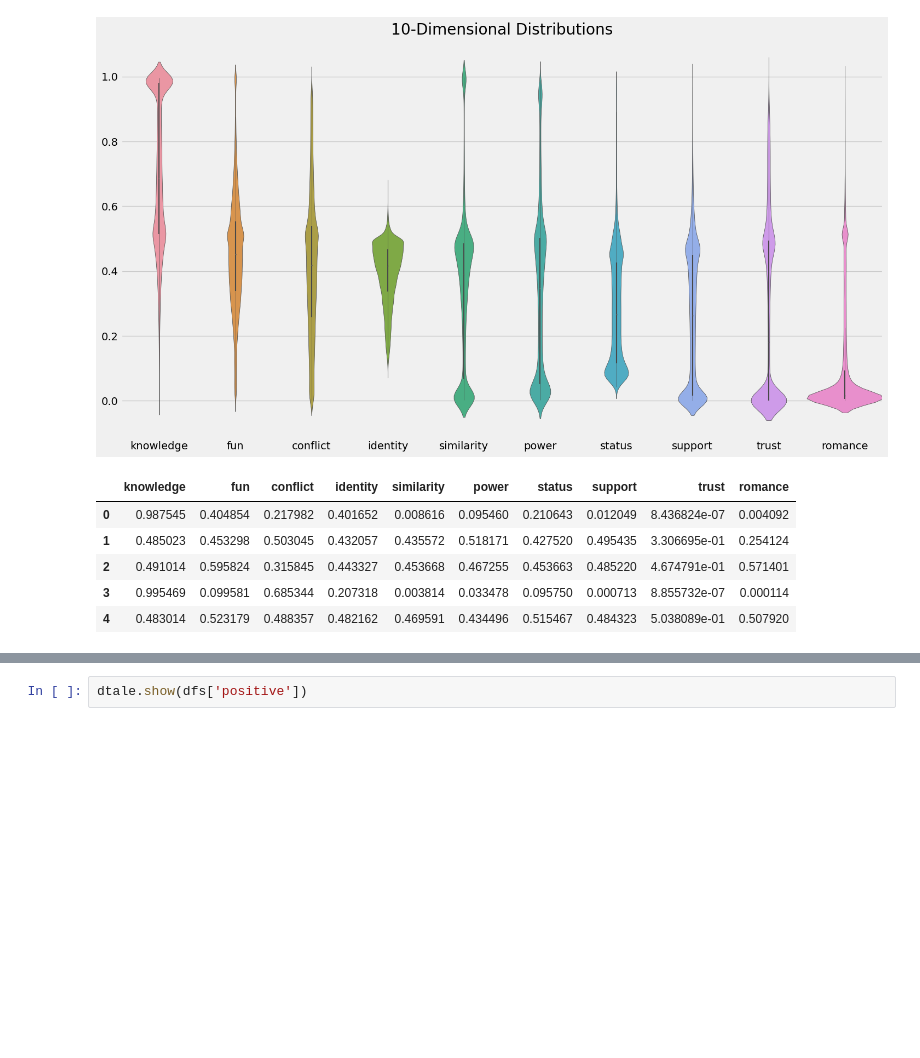
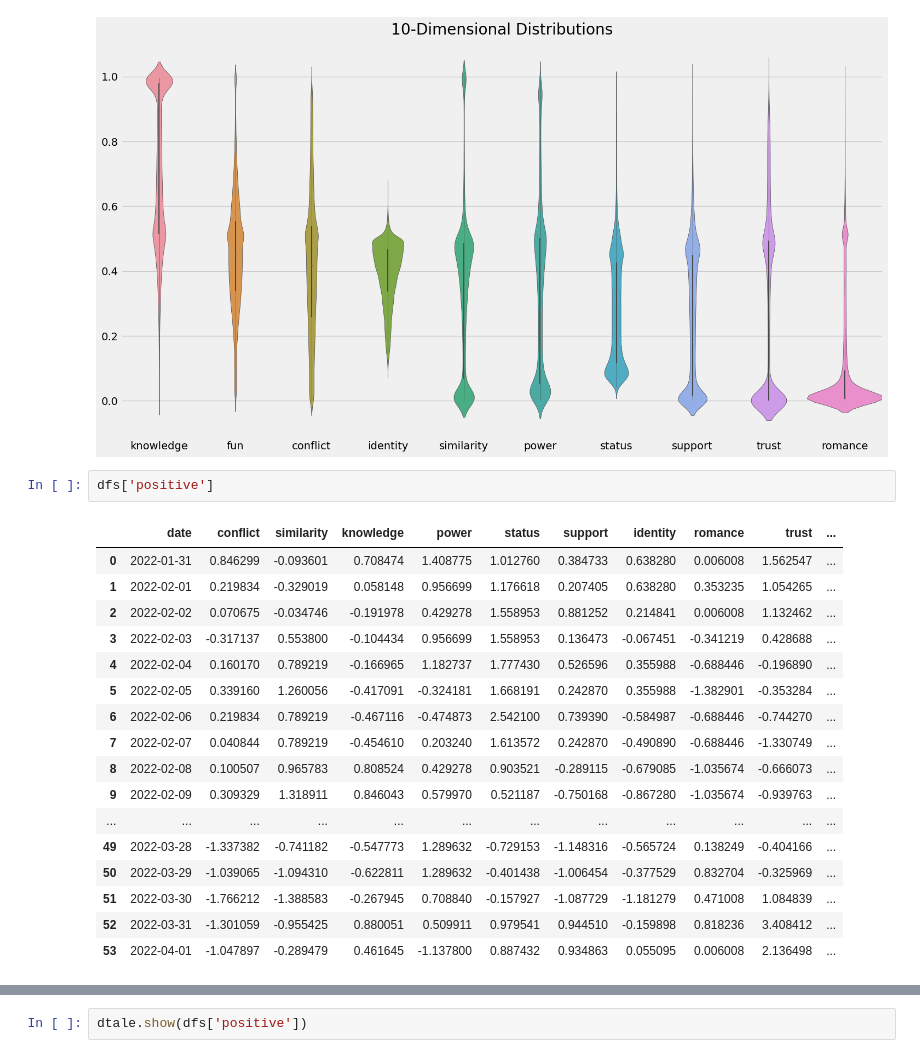
Before and after one commit to DueViktor/WildDataExam, a Jupyter notebook: Visualization.ipynb, the cells around one changed output, grey strips where cells are left out. Cells and saved outputs as stored; diff of their text form; blank space fills up the shorter version.

```diff
--- a/Visualization.ipynb
+++ b/Visualization.ipynb
@@ -49,13 +70,25 @@ plt.savefig(viz_path+'violinplot.png')
 # %% [output]
 [figure]
 # %%
+dfs['positive']
 # %% [output]
-|  | knowledge | fun | conflict | identity | similarity | power | status | support | trust | romance |
-| 0 | 0.987545 | 0.404854 | 0.217982 | 0.401652 | 0.008616 | 0.095460 | 0.210643 | 0.012049 | 8.436824e-07 | 0.004092 |
-| 1 | 0.485023 | 0.453298 | 0.503045 | 0.432057 | 0.435572 | 0.518171 | 0.427520 | 0.495435 | 3.306695e-01 | 0.254124 |
-| 2 | 0.491014 | 0.595824 | 0.315845 | 0.443327 | 0.453668 | 0.467255 | 0.453663 | 0.485220 | 4.674791e-01 | 0.571401 |
-| 3 | 0.995469 | 0.099581 | 0.685344 | 0.207318 | 0.003814 | 0.033478 | 0.095750 | 0.000713 | 8.855732e-07 | 0.000114 |
-| 4 | 0.483014 | 0.523179 | 0.488357 | 0.482162 | 0.469591 | 0.434496 | 0.515467 | 0.484323 | 5.038089e-01 | 0.507920 |
+|  | date | conflict | similarity | knowledge | power | status | support | identity | romance | trust | ... |
+| 0 | 2022-01-31 | 0.846299 | -0.093601 | 0.708474 | 1.408775 | 1.012760 | 0.384733 | 0.638280 | 0.006008 | 1.562547 | ... |
+| 1 | 2022-02-01 | 0.219834 | -0.329019 | 0.058148 | 0.956699 | 1.176618 | 0.207405 | 0.638280 | 0.353235 | 1.054265 | ... |
+| 2 | 2022-02-02 | 0.070675 | -0.034746 | -0.191978 | 0.429278 | 1.558953 | 0.881252 | 0.214841 | 0.006008 | 1.132462 | ... |
+| 3 | 2022-02-03 | -0.317137 | 0.553800 | -0.104434 | 0.956699 | 1.558953 | 0.136473 | -0.067451 | -0.341219 | 0.428688 | ... |
+| 4 | 2022-02-04 | 0.160170 | 0.789219 | -0.166965 | 1.182737 | 1.777430 | 0.526596 | 0.355988 | -0.688446 | -0.196890 | ... |
+| 5 | 2022-02-05 | 0.339160 | 1.260056 | -0.417091 | -0.324181 | 1.668191 | 0.242870 | 0.355988 | -1.382901 | -0.353284 | ... |
+| 6 | 2022-02-06 | 0.219834 | 0.789219 | -0.467116 | -0.474873 | 2.542100 | 0.739390 | -0.584987 | -0.688446 | -0.744270 | ... |
+| 7 | 2022-02-07 | 0.040844 | 0.789219 | -0.454610 | 0.203240 | 1.613572 | 0.242870 | -0.490890 | -0.688446 | -1.330749 | ... |
+| 8 | 2022-02-08 | 0.100507 | 0.965783 | 0.808524 | 0.429278 | 0.903521 | -0.289115 | -0.679085 | -1.035674 | -0.666073 | ... |
+| 9 | 2022-02-09 | 0.309329 | 1.318911 | 0.846043 | 0.579970 | 0.521187 | -0.750168 | -0.867280 | -1.035674 | -0.939763 | ... |
+| ... | ... | ... | ... | ... | ... | ... | ... | ... | ... | ... | ... |
+| 49 | 2022-03-28 | -1.337382 | -0.741182 | -0.547773 | 1.289632 | -0.729153 | -1.148316 | -0.565724 | 0.138249 | -0.404166 | ... |
+| 50 | 2022-03-29 | -1.039065 | -1.094310 | -0.622811 | 1.289632 | -0.401438 | -1.006454 | -0.377529 | 0.832704 | -0.325969 | ... |
+| 51 | 2022-03-30 | -1.766212 | -1.388583 | -0.267945 | 0.708840 | -0.157927 | -1.087729 | -1.181279 | 0.471008 | 1.084839 | ... |
+| 52 | 2022-03-31 | -1.301059 | -0.955425 | 0.880051 | 0.509911 | 0.979541 | 0.944510 | -0.159898 | 0.818236 | 3.408412 | ... |
+| 53 | 2022-04-01 | -1.047897 | -0.289479 | 0.461645 | -1.137800 | 0.887432 | 0.934863 | 0.055095 | 0.006008 | 2.136498 | ... |
 # %%
 plt.style.use('fivethirtyeight')
 
```
Also changed, not shown: parts of 13 cells of this notebook, 7 other files.
